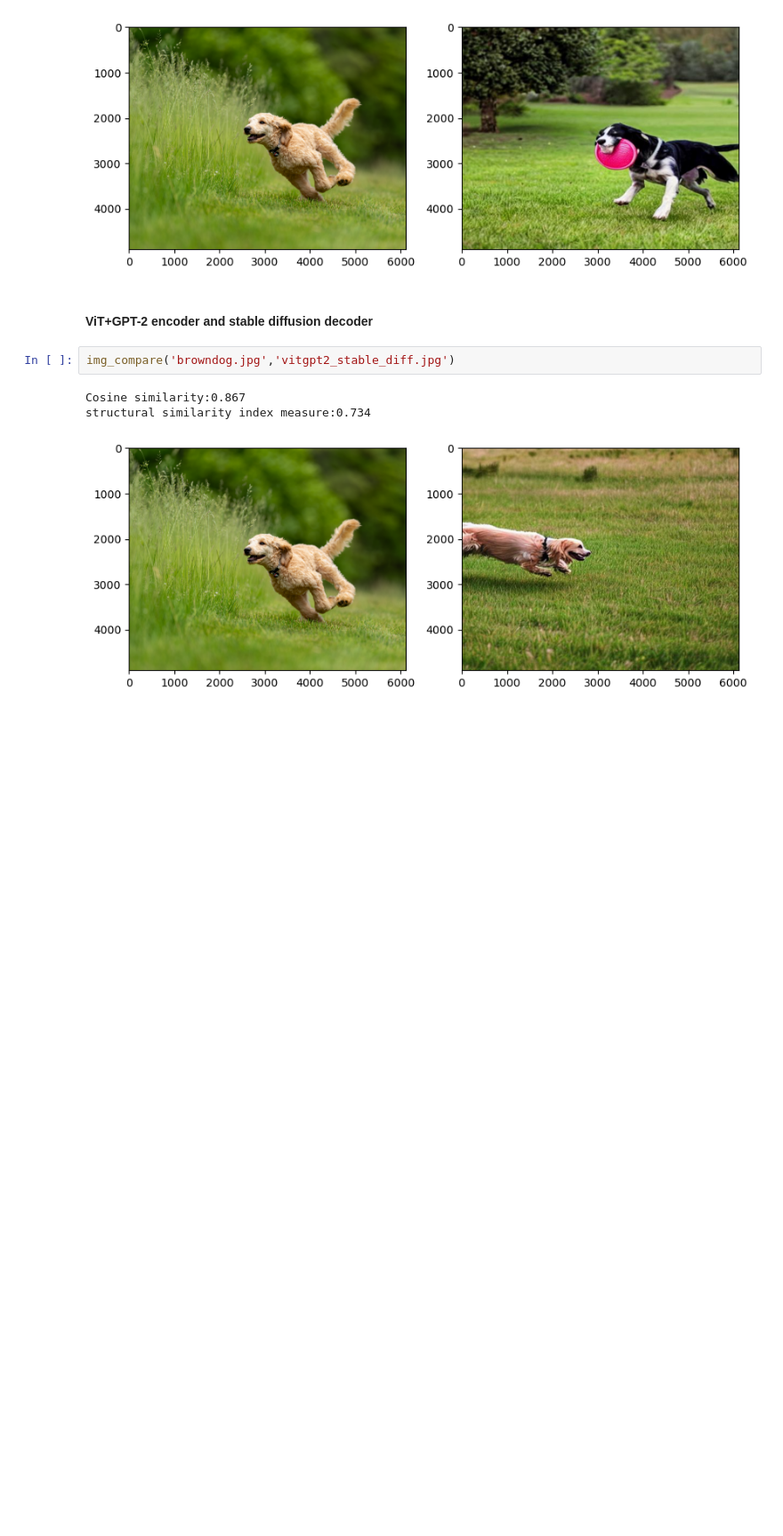
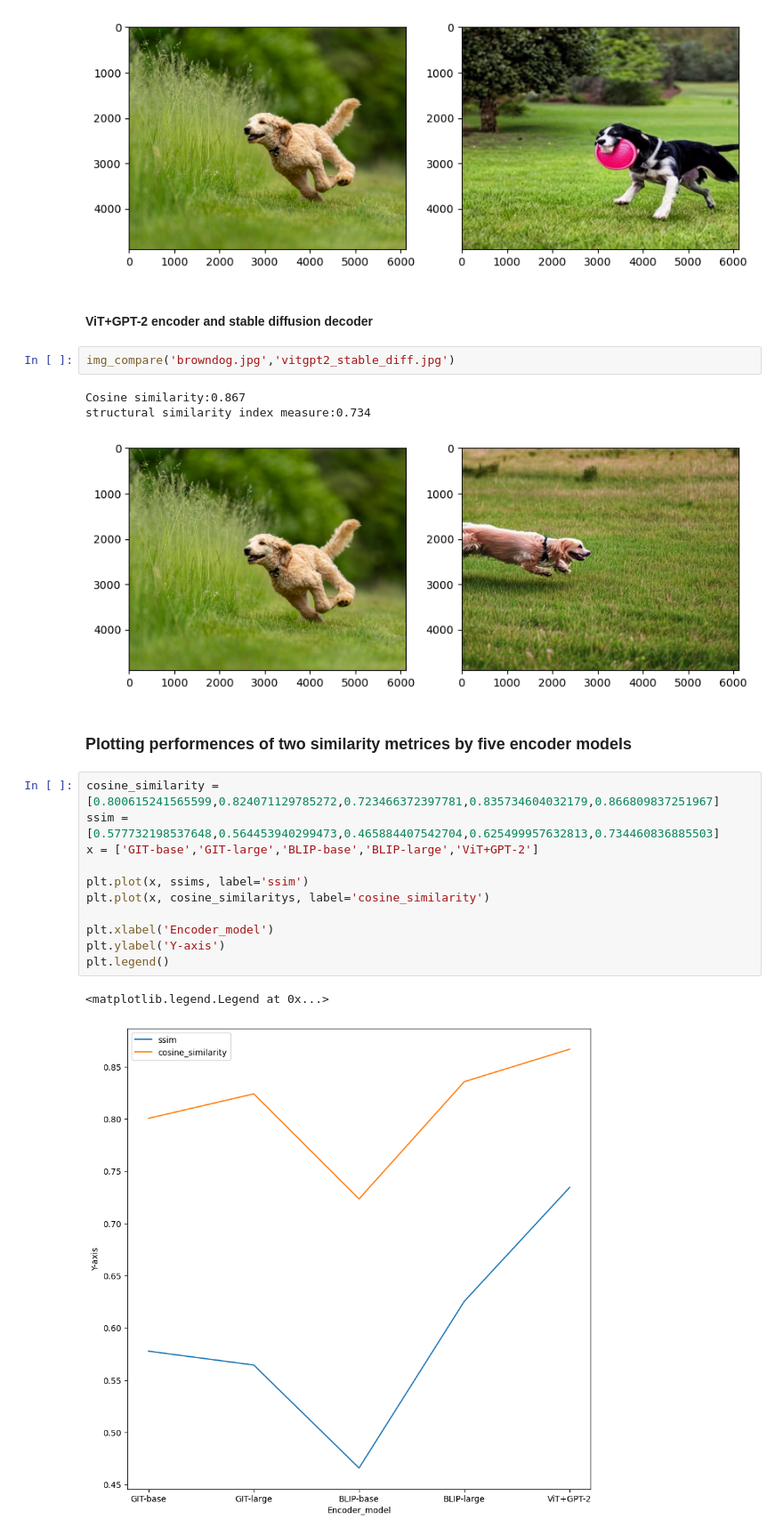
Before and after one commit to shubha07m/Energy-optimized-semantic-loss, a Jupyter notebook: similarity_testing.ipynb, the cells around one changed output. Shown at 89% size. Cells and saved outputs as stored; diff of their text form; blank space fills up the shorter version.

Commit message:
adding plots for similarity

```diff
--- a/similarity_testing.ipynb
+++ b/similarity_testing.ipynb
@@ -104,3 +103,19 @@ img_compare('browndog.jpg','vitgpt2_stable_diff.jpg')
 Cosine similarity:0.867
 structural similarity index measure:0.734
 [figure]
+# %% [markdown]
+### Plotting performences of two similarity metrices by five encoder models ###
+# %%
+cosine_similarity = [0.800615241565599,0.824071129785272,0.723466372397781,0.835734604032179,0.866809837251967]
+ssim = [0.577732198537648,0.564453940299473,0.465884407542704,0.625499957632813,0.734460836885503]
+x = ['GIT-base','GIT-large','BLIP-base','BLIP-large','ViT+GPT-2']
+
+plt.plot(x, ssims, label='ssim')
+plt.plot(x, cosine_similaritys, label='cosine_similarity')
+
+plt.xlabel('Encoder_model')
+plt.ylabel('Y-axis')
+plt.legend()
+# %% [output]
+<matplotlib.legend.Legend at 0x...>
+[figure, added]
```
Also changed, not shown: parts of 1 cell of this notebook.
